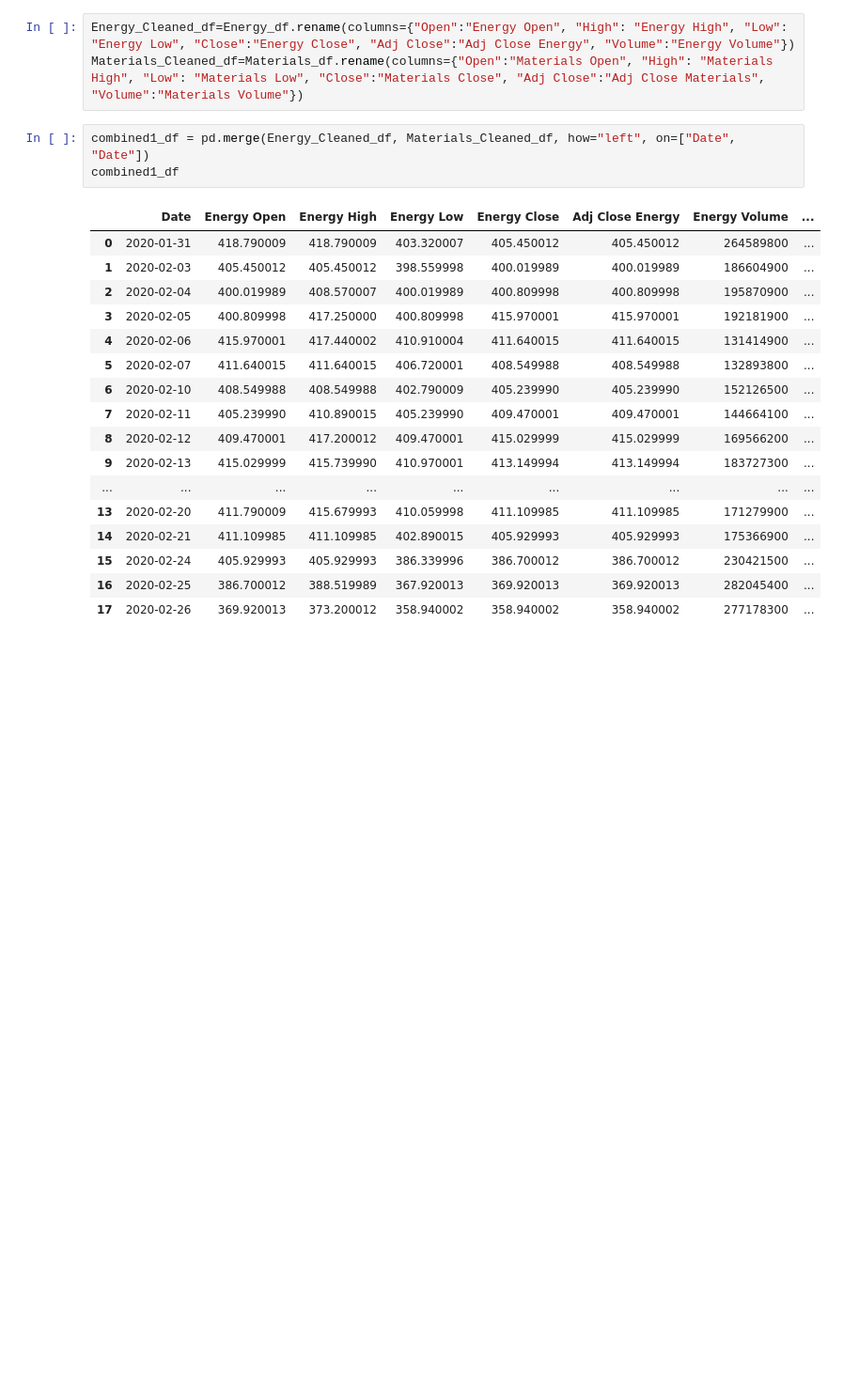
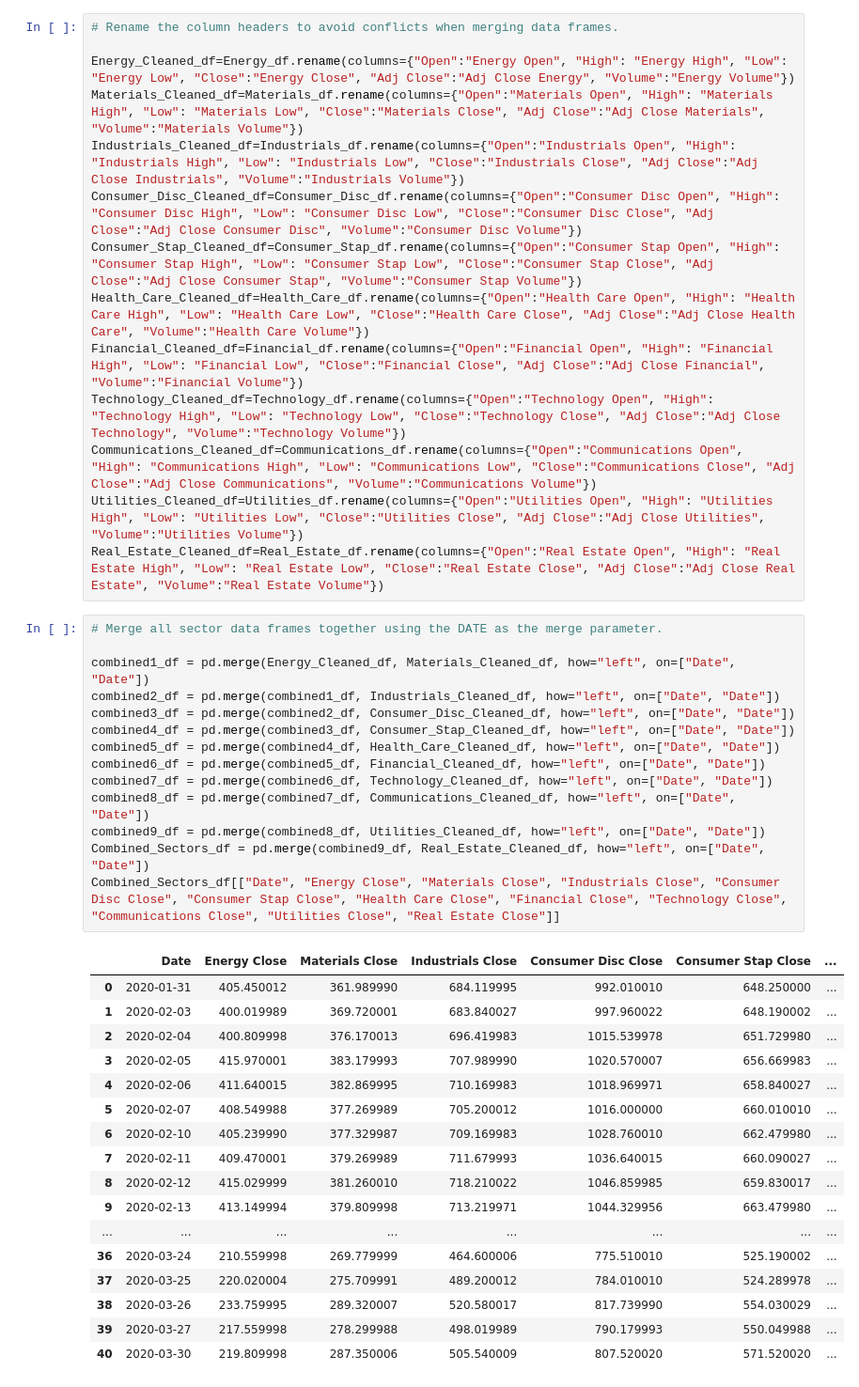
Before and after one commit to MAICATRAN/Group_Project1, a Jupyter notebook: Chris_Branch/Chris_Branch.ipynb, the cells around one changed output. Shown at 94% size. Cells and saved outputs as stored; diff of their text form; blank space fills up the shorter version.

```diff
--- a/Chris_Branch/Chris_Branch.ipynb
+++ b/Chris_Branch/Chris_Branch.ipynb
@@ -78,29 +87,51 @@ Communications_df = pd.read_csv(Communications)
 Utilities_df = pd.read_csv(Utilities)
 Real_Estate_df = pd.read_csv(Real_Estate)
 # %%
+# Rename the column headers to avoid conflicts when merging data frames.
+
 Energy_Cleaned_df=Energy_df.rename(columns={"Open":"Energy Open", "High": "Energy High", "Low": "Energy Low", "Close":"Energy Close", "Adj Close":"Adj Close Energy", "Volume":"Energy Volume"})
 Materials_Cleaned_df=Materials_df.rename(columns={"Open":"Materials Open", "High": "Materials High", "Low": "Materials Low", "Close":"Materials Close", "Adj Close":"Adj Close Materials", "Volume":"Materials Volume"})
+Industrials_Cleaned_df=Industrials_df.rename(columns={"Open":"Industrials Open", "High": "Industrials High", "Low": "Industrials Low", "Close":"Industrials Close", "Adj Close":"Adj Close Industrials", "Volume":"Industrials Volume"})
+Consumer_Disc_Cleaned_df=Consumer_Disc_df.rename(columns={"Open":"Consumer Disc Open", "High": "Consumer Disc High", "Low": "Consumer Disc Low", "Close":"Consumer Disc Close", "Adj Close":"Adj Close Consumer Disc", "Volume":"Consumer Disc Volume"})
+Consumer_Stap_Cleaned_df=Consumer_Stap_df.rename(columns={"Open":"Consumer Stap Open", "High": "Consumer Stap High", "Low": "Consumer Stap Low", "Close":"Consumer Stap Close", "Adj Close":"Adj Close Consumer Stap", "Volume":"Consumer Stap Volume"})
+Health_Care_Cleaned_df=Health_Care_df.rename(columns={"Open":"Health Care Open", "High": "Health Care High", "Low": "Health Care Low", "Close":"Health Care Close", "Adj Close":"Adj Close Health Care", "Volume":"Health Care Volume"})
+Financial_Cleaned_df=Financial_df.rename(columns={"Open":"Financial Open", "High": "Financial High", "Low": "Financial Low", "Close":"Financial Close", "Adj Close":"Adj Close Financial", "Volume":"Financial Volume"})
+Technology_Cleaned_df=Technology_df.rename(columns={"Open":"Technology Open", "High": "Technology High", "Low": "Technology Low", "Close":"Technology Close", "Adj Close":"Adj Close Technology", "Volume":"Technology Volume"})
+Communications_Cleaned_df=Communications_df.rename(columns={"Open":"Communications Open", "High": "Communications High", "Low": "Communications Low", "Close":"Communications Close", "Adj Close":"Adj Close Communications", "Volume":"Communications Volume"})
+Utilities_Cleaned_df=Utilities_df.rename(columns={"Open":"Utilities Open", "High": "Utilities High", "Low": "Utilities Low", "Close":"Utilities Close", "Adj Close":"Adj Close Utilities", "Volume":"Utilities Volume"})
+Real_Estate_Cleaned_df=Real_Estate_df.rename(columns={"Open":"Real Estate Open", "High": "Real Estate High", "Low": "Real Estate Low", "Close":"Real Estate Close", "Adj Close":"Adj Close Real Estate", "Volume":"Real Estate Volume"})
 # %%
+# Merge all sector data frames together using the DATE as the merge parameter.
+
 combined1_df = pd.merge(Energy_Cleaned_df, Materials_Cleaned_df, how="left", on=["Date", "Date"])
-combined1_df
+combined2_df = pd.merge(combined1_df, Industrials_Cleaned_df, how="left", on=["Date", "Date"])
+combined3_df = pd.merge(combined2_df, Consumer_Disc_Cleaned_df, how="left", on=["Date", "Date"])
+combined4_df = pd.merge(combined3_df, Consumer_Stap_Cleaned_df, how="left", on=["Date", "Date"])
+combined5_df = pd.merge(combined4_df, Health_Care_Cleaned_df, how="left", on=["Date", "Date"])
+combined6_df = pd.merge(combined5_df, Financial_Cleaned_df, how="left", on=["Date", "Date"])
+combined7_df = pd.merge(combined6_df, Technology_Cleaned_df, how="left", on=["Date", "Date"])
+combined8_df = pd.merge(combined7_df, Communications_Cleaned_df, how="left", on=["Date", "Date"])
+combined9_df = pd.merge(combined8_df, Utilities_Cleaned_df, how="left", on=["Date", "Date"])
+Combined_Sectors_df = pd.merge(combined9_df, Real_Estate_Cleaned_df, how="left", on=["Date", "Date"])
+Combined_Sectors_df[["Date", "Energy Close", "Materials Close", "Industrials Close", "Consumer Disc Close", "Consumer Stap Close", "Health Care Close", "Financial Close", "Technology Close", "Communications Close", "Utilities Close", "Real Estate Close"]]
 # %% [output]
-|  | Date | Energy Open | Energy High | Energy Low | Energy Close | Adj Close Energy | Energy Volume | ... |
-| 0 | 2020-01-31 | 418.790009 | 418.790009 | 403.320007 | 405.450012 | 405.450012 | 264589800 | ... |
-| 1 | 2020-02-03 | 405.450012 | 405.450012 | 398.559998 | 400.019989 | 400.019989 | 186604900 | ... |
-| 2 | 2020-02-04 | 400.019989 | 408.570007 | 400.019989 | 400.809998 | 400.809998 | 195870900 | ... |
-| 3 | 2020-02-05 | 400.809998 | 417.250000 | 400.809998 | 415.970001 | 415.970001 | 192181900 | ... |
-| 4 | 2020-02-06 | 415.970001 | 417.440002 | 410.910004 | 411.640015 | 411.640015 | 131414900 | ... |
-| 5 | 2020-02-07 | 411.640015 | 411.640015 | 406.720001 | 408.549988 | 408.549988 | 132893800 | ... |
-| 6 | 2020-02-10 | 408.549988 | 408.549988 | 402.790009 | 405.239990 | 405.239990 | 152126500 | ... |
-| 7 | 2020-02-11 | 405.239990 | 410.890015 | 405.239990 | 409.470001 | 409.470001 | 144664100 | ... |
-| 8 | 2020-02-12 | 409.470001 | 417.200012 | 409.470001 | 415.029999 | 415.029999 | 169566200 | ... |
-| 9 | 2020-02-13 | 415.029999 | 415.739990 | 410.970001 | 413.149994 | 413.149994 | 183727300 | ... |
-| ... | ... | ... | ... | ... | ... | ... | ... | ... |
-| 13 | 2020-02-20 | 411.790009 | 415.679993 | 410.059998 | 411.109985 | 411.109985 | 171279900 | ... |
-| 14 | 2020-02-21 | 411.109985 | 411.109985 | 402.890015 | 405.929993 | 405.929993 | 175366900 | ... |
-| 15 | 2020-02-24 | 405.929993 | 405.929993 | 386.339996 | 386.700012 | 386.700012 | 230421500 | ... |
-| 16 | 2020-02-25 | 386.700012 | 388.519989 | 367.920013 | 369.920013 | 369.920013 | 282045400 | ... |
-| 17 | 2020-02-26 | 369.920013 | 373.200012 | 358.940002 | 358.940002 | 358.940002 | 277178300 | ... |
+|  | Date | Energy Close | Materials Close | Industrials Close | Consumer Disc Close | Consumer Stap Close | ... |
+| 0 | 2020-01-31 | 405.450012 | 361.989990 | 684.119995 | 992.010010 | 648.250000 | ... |
+| 1 | 2020-02-03 | 400.019989 | 369.720001 | 683.840027 | 997.960022 | 648.190002 | ... |
+| 2 | 2020-02-04 | 400.809998 | 376.170013 | 696.419983 | 1015.539978 | 651.729980 | ... |
+| 3 | 2020-02-05 | 415.970001 | 383.179993 | 707.989990 | 1020.570007 | 656.669983 | ... |
+| 4 | 2020-02-06 | 411.640015 | 382.869995 | 710.169983 | 1018.969971 | 658.840027 | ... |
+| 5 | 2020-02-07 | 408.549988 | 377.269989 | 705.200012 | 1016.000000 | 660.010010 | ... |
+| 6 | 2020-02-10 | 405.239990 | 377.329987 | 709.169983 | 1028.760010 | 662.479980 | ... |
+| 7 | 2020-02-11 | 409.470001 | 379.269989 | 711.679993 | 1036.640015 | 660.090027 | ... |
+| 8 | 2020-02-12 | 415.029999 | 381.260010 | 718.210022 | 1046.859985 | 659.830017 | ... |
+| 9 | 2020-02-13 | 413.149994 | 379.809998 | 713.219971 | 1044.329956 | 663.479980 | ... |
+| ... | ... | ... | ... | ... | ... | ... | ... |
+| 36 | 2020-03-24 | 210.559998 | 269.779999 | 464.600006 | 775.510010 | 525.190002 | ... |
+| 37 | 2020-03-25 | 220.020004 | 275.709991 | 489.200012 | 784.010010 | 524.289978 | ... |
+| 38 | 2020-03-26 | 233.759995 | 289.320007 | 520.580017 | 817.739990 | 554.030029 | ... |
+| 39 | 2020-03-27 | 217.559998 | 278.299988 | 498.019989 | 790.179993 | 550.049988 | ... |
+| 40 | 2020-03-30 | 219.809998 | 287.350006 | 505.540009 | 807.520020 | 571.520020 | ... |
 # %%
 plt.figure(figsize=(15, 40))
 plt.subplots_adjust(top=1.25, bottom=1.2)
```
Also changed, not shown: parts of 6 cells of this notebook, 17 other files.
